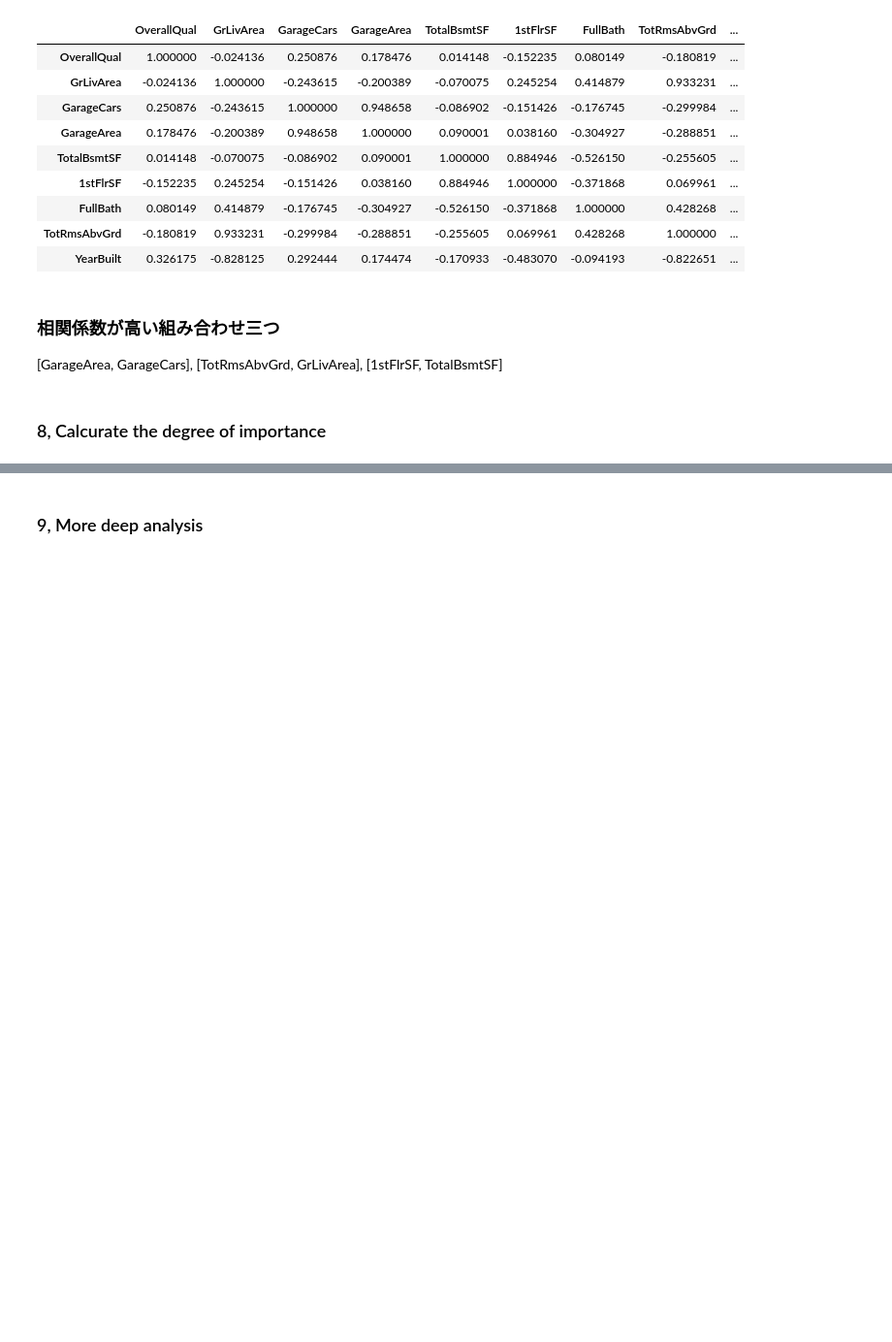
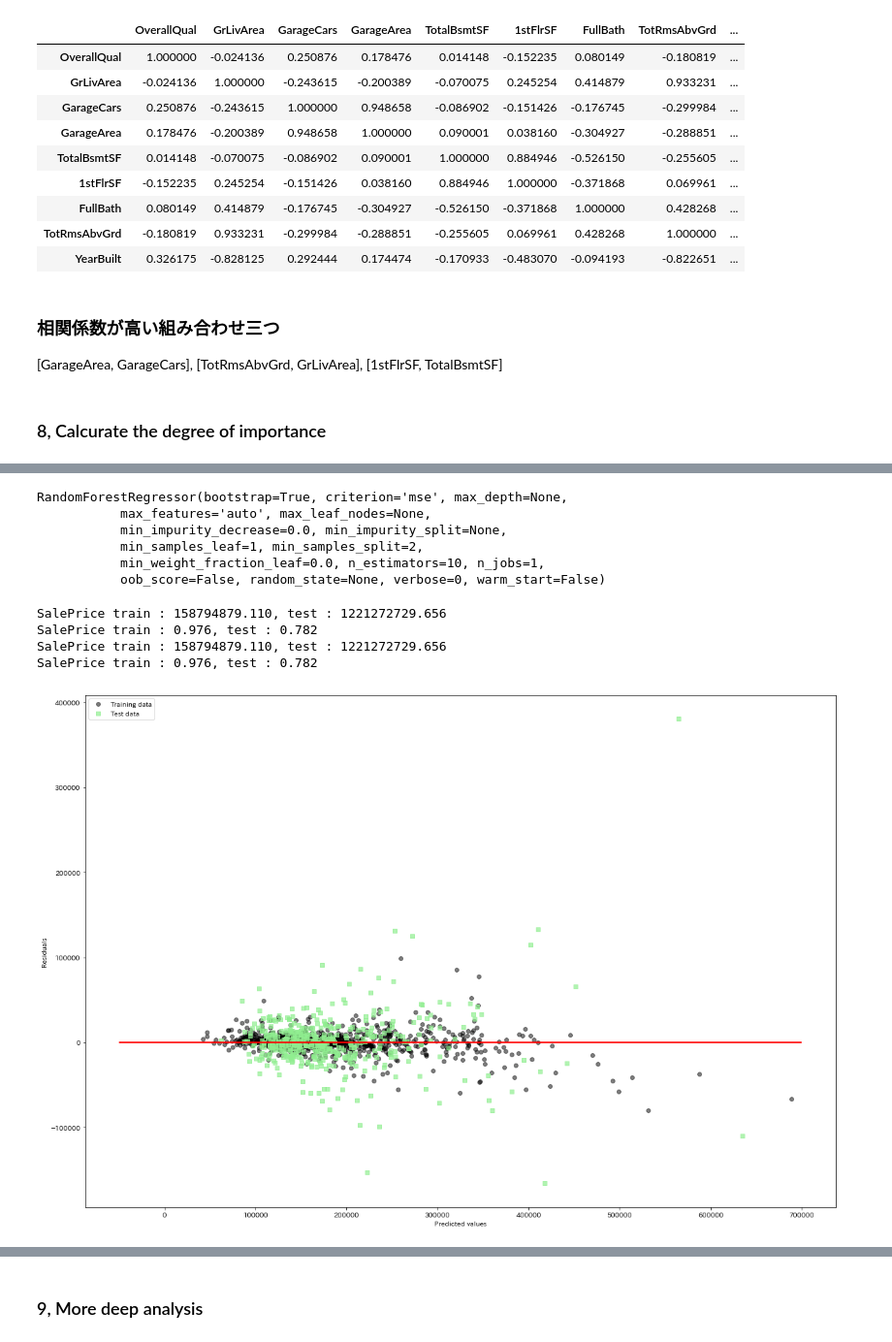
Before and after one commit to Yohei-Kawakami/diveintocode-ml, a Jupyter notebook: week3/week3-work2.ipynb, the cells around one changed output, grey strips where cells are left out. Shown: that part at 97% size. Saved outputs shown, nothing was run; the diff lists cells and outputs as text; code cells hidden in the pictures; blank space fills up the shorter version.

```diff
--- a/week3/week3-work2.ipynb
+++ b/week3/week3-work2.ipynb
@@ -387,0 +528,8 @@ df_crr_10.corr()
+# %%
+# 説明変数、目的変数
+X = df_tree.iloc[:, :-1].values
+y = df_tree.loc[:, 'SalePrice'].values
+# %%
+# 学習用、検証用データに分割
+from sklearn.cross_validation import train_test_split
+(X_train, X_test, y_train, y_test) = train_test_split(X, y, test_size = 0.3, random_state = 666)
@@ -387,0 +566,47 @@ df_crr_10.corr()
+# %%
+# 必要なライブラリのインポート
+from sklearn.ensemble import RandomForestRegressor
+# モデル構築、パラメータはデフォルト
+forest = RandomForestRegressor()
+forest.fit(X_train, y_train)
+# %% [output]
+RandomForestRegressor(bootstrap=True, criterion='mse', max_depth=None,
+           max_features='auto', max_leaf_nodes=None,
+           min_impurity_decrease=0.0, min_impurity_split=None,
+           min_samples_leaf=1, min_samples_split=2,
+           min_weight_fraction_leaf=0.0, n_estimators=10, n_jobs=1,
+           oob_score=False, random_state=None, verbose=0, warm_start=False)
+# %%
+# 予測値を計算
+y_train_pred = forest.predict(X_train)
+y_test_pred = forest.predict(X_test)
+# SalePriceの計算
+from sklearn.metrics import mean_squared_error
+print('SalePrice train : %.3f, test : %.3f' % (mean_squared_error(y_train, y_train_pred), mean_squared_error(y_test, y_test_pred)) )
+# R^2の計算
+from sklearn.metrics import r2_score
+print('SalePrice train : %.3f, test : %.3f' % (r2_score(y_train, y_train_pred), r2_score(y_test, y_test_pred)) )
+
+# 出力
+print('SalePrice train : %.3f, test : %.3f' % (mean_squared_error(y_train, y_train_pred), mean_squared_error(y_test, y_test_pred)) )
+print('SalePrice train : %.3f, test : %.3f' % (r2_score(y_train, y_train_pred), r2_score(y_test, y_test_pred)) )
+# %% [output]
+SalePrice train : 158794879.110, test : 1221272729.656
+SalePrice train : 0.976, test : 0.782
+SalePrice train : 158794879.110, test : 1221272729.656
+SalePrice train : 0.976, test : 0.782
+# %%
+# matplotlibを呼び出す
+import matplotlib.pyplot as plt
+%matplotlib inline
+
+plt.figure(figsize = (20, 14))
+plt.scatter(y_train_pred, y_train_pred - y_train, c = 'black', marker = 'o', s = 35, alpha = 0.5, label = 'Training data')
+plt.scatter(y_test_pred, y_test_pred - y_test, c = 'lightgreen', marker = 's', s = 35, alpha = 0.7, label = 'Test data')
+plt.xlabel('Predicted values')
+plt.ylabel('Residuals')
+plt.legend(loc = 'upper left')
+plt.hlines(y = 0, xmin = -50000, xmax = 700000, lw = 2, color = 'red')
+plt.show()
+# %% [output]
+[figure, added]
```
Also changed, not shown: parts of 18 cells of this notebook.
